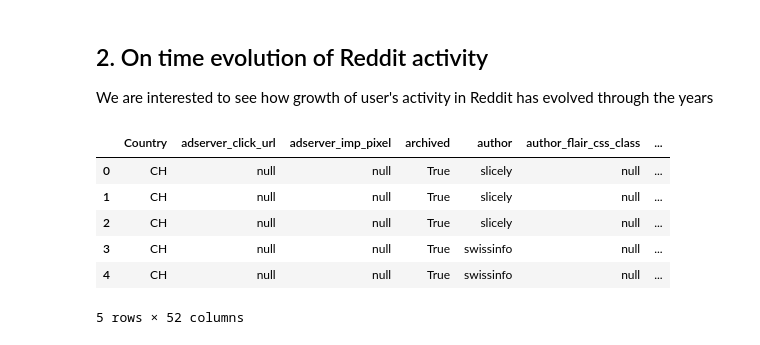
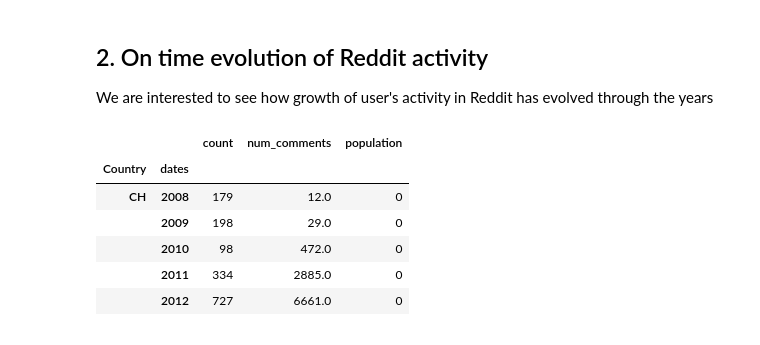
Before and after one commit to vidit09/ada-project, a Jupyter notebook: Content Growth/Analyzing Reddit Content Growth.ipynb, the cells around one changed output. Saved outputs shown, nothing was run; the diff lists cells and outputs as text; code cells hidden in the pictures.

```diff
--- a/Content Growth/Analyzing Reddit Content Growth.ipynb
+++ b/Content Growth/Analyzing Reddit Content Growth.ipynb
@@ -173,14 +173,18 @@ The correction by population (total on 2015) makes the activity of switzerland c
 We are interested to see how growth of user's activity in Reddit has evolved through the years
 # %%
 df = df.dropna(axis=0,subset=['created_utc'])
-dates = [datetime.fromtimestamp(t) for t in df['created_utc'].astype(int)]
+dates = [str(datetime.fromtimestamp(t).year) for t in df['created_utc'].astype(int)]
 df.loc[:,'dates'] = dates
-df.head()
+df.loc[:,'count'] = 1
+dfs = df.ix[:,['dates','Country','count','num_comments']]
+df_by_country_by_year = dfs.groupby(['Country','dates']).sum()
+df_by_country_by_year.loc[:,'population'] = 0
+df_by_country_by_year.head()
 # %% [output]
-|  | Country | adserver_click_url | adserver_imp_pixel | archived | author | author_flair_css_class | ... |
-| 0 | CH | null | null | True | slicely | null | ... |
-| 1 | CH | null | null | True | slicely | null | ... |
-| 2 | CH | null | null | True | slicely | null | ... |
-| 3 | CH | null | null | True | swissinfo | null | ... |
-| 4 | CH | null | null | True | swissinfo | null | ... |
+|  |  | count | num_comments | population |
+| Country | dates |  |  |  |
+| CH | 2008 | 179 | 12.0 | 0 |
+|  | 2009 | 198 | 29.0 | 0 |
+|  | 2010 | 98 | 472.0 | 0 |
+|  | 2011 | 334 | 2885.0 | 0 |
+|  | 2012 | 727 | 6661.0 | 0 |
-5 rows × 52 columns
```
Also changed, not shown: parts of 4 cells of this notebook, 1 other file.
